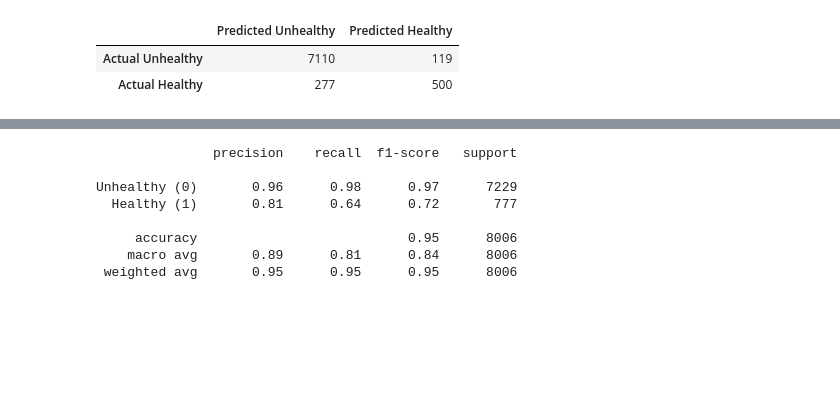
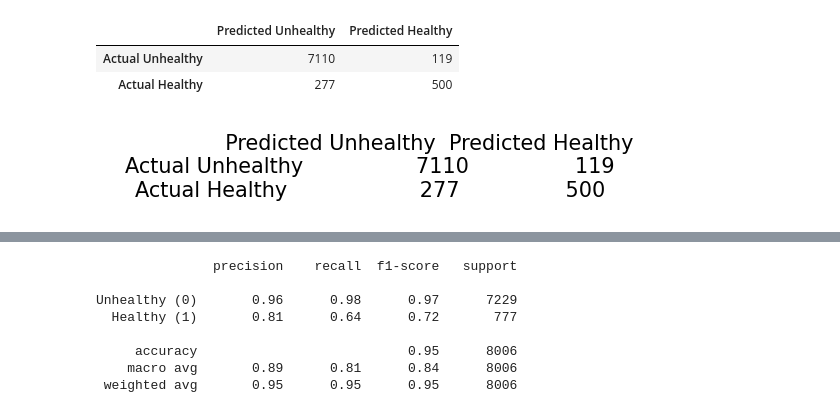
Before and after one commit to gfoley15/whats_killing_my_tomatoes, a Jupyter notebook: Code/02_Logistic_Regression.ipynb, the cells around one changed output, grey strips where cells are left out. Drawn from its saved outputs; the diff is of its cells as text; code cells hidden in the pictures; blank space fills up the shorter version.

```diff
--- a/Code/02_Logistic_Regression.ipynb
+++ b/Code/02_Logistic_Regression.ipynb
@@ -51,8 +49,7 @@ df.to_csv(file_path, index=False)
 # Fit Model and Make Predictions
 # %%
 # Read the scaled images into Jupyter Notebook and create DataFrame
-#file_path = r'ENTER YOUR FILE PATH HERE'
-file_path = r'C:\Users\gfoley\OneDrive - Epiq Inc\Desktop\Plant Project\scaled_images_healthy.csv'
+file_path = r'ENTER YOUR FILE PATH HERE'
 df = pd.read_csv(file_path)
 # %%
 # Remove label for logistic regression model
@@ -90,3 +87,14 @@ matrix
 |  | Predicted Unhealthy | Predicted Healthy |
 | Actual Unhealthy | 7110 | 119 |
 | Actual Healthy | 277 | 500 |
+# %%
+#Export confusion matrix to chart visual
+import matplotlib.pyplot as plt
+
+fig, ax = plt.subplots(figsize=(3, 1))
+ax.axis('off')
+ax.text(0.5, 0.5, matrix, fontsize=15, ha='center', va='center')
+plt.savefig('..\Output\confusion_matrix_text.png',  dpi=300, bbox_inches='tight')
+plt.show()
+# %% [output]
+[figure, added]
```
Also changed, not shown: parts of 4 cells of this notebook, 19 other files.
